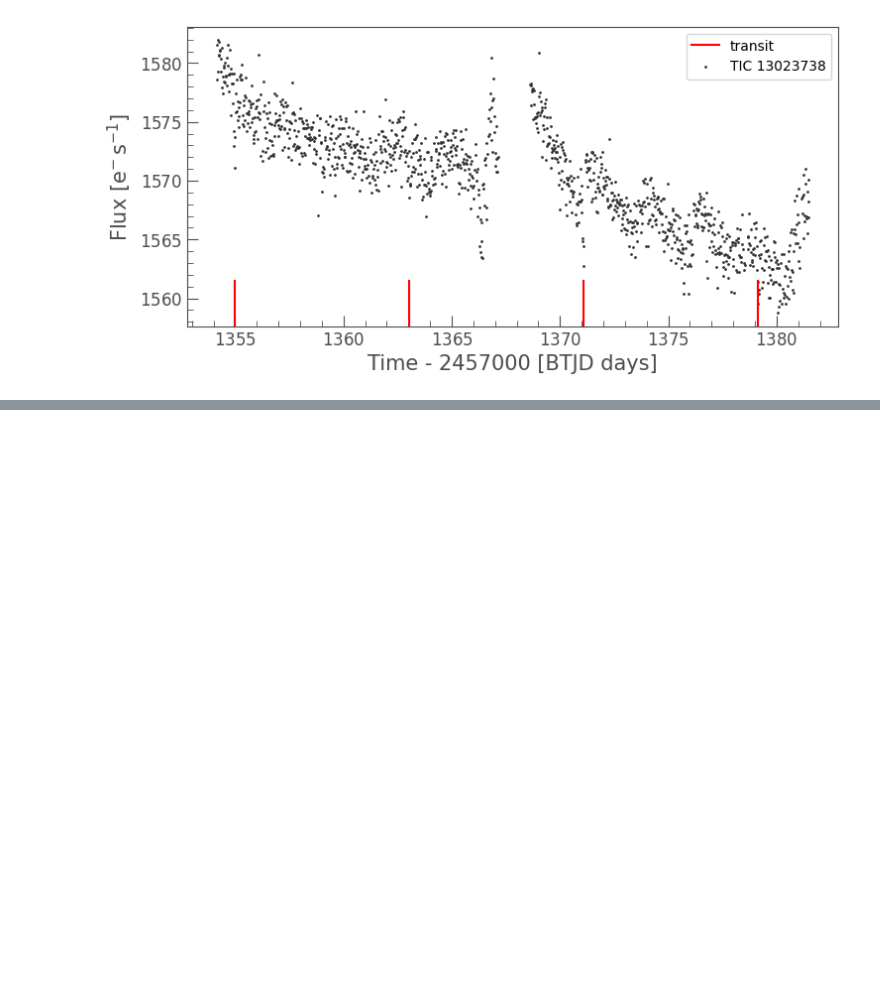
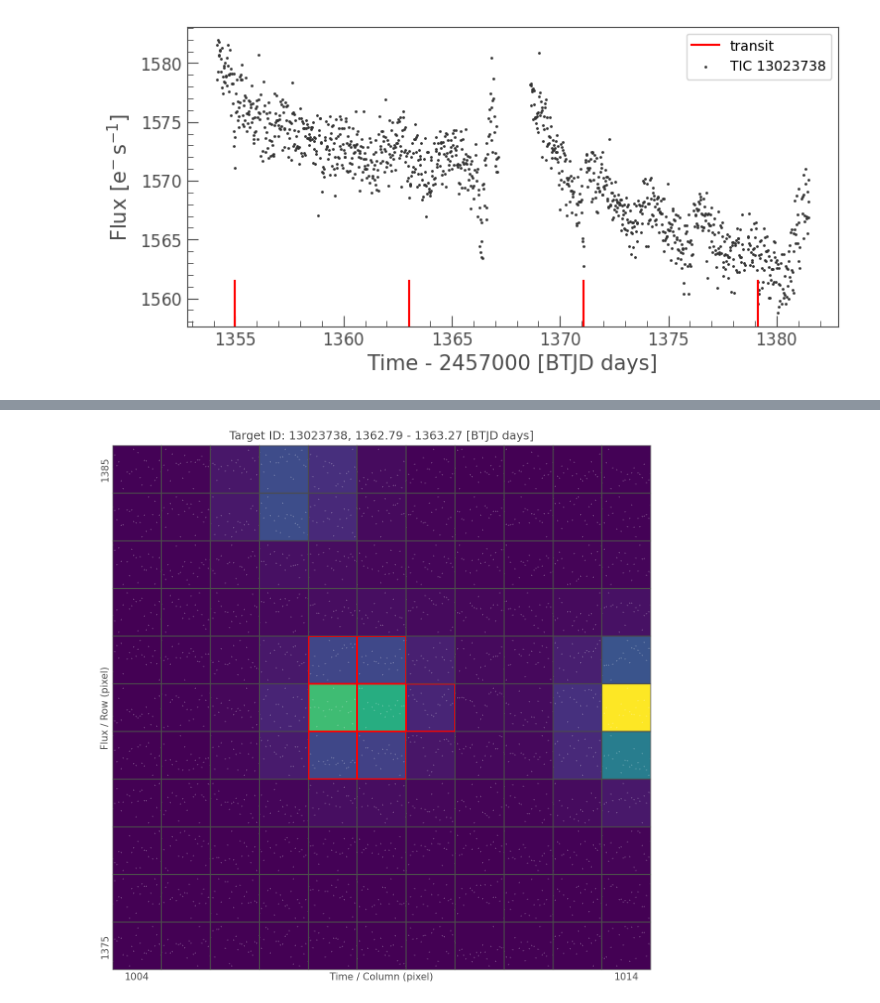
Before and after one commit to orionlee/PH_TESS_I_LightCurveViewer, a Jupyter notebook: targets/13023738_neb/TIC_vetting_centroid-13023738_neb.ipynb, the cells around one changed output, grey strips where cells are left out. Cells and saved outputs as stored; diff of their text form; code cells hidden in the pictures; blank space fills up the shorter version.

```diff
--- a/targets/13023738_neb/TIC_vetting_centroid-13023738_neb.ipynb
+++ b/targets/13023738_neb/TIC_vetting_centroid-13023738_neb.ipynb
@@ -49,0 +76,7 @@ ax = tpf_trunc.plot_pixels(aperture_mask="pipeline", show_flux=True);
+# %%
+# Per pixel plot of a dip
+tpf_trunc = tpf[(t0 - (duration/2) * 4 < tpf.time.value) & (tpf.time.value < t0 + (duration/2) * 4)]
+# tpf_trunc.to_lightcurve().remove_outliers(sigma=7).normalize().scatter();
+ax = tpf_trunc.plot_pixels(aperture_mask="pipeline", show_flux=True);
+# %% [output]
+[figure, added]
```
Also changed, not shown: parts of 17 cells of this notebook.
